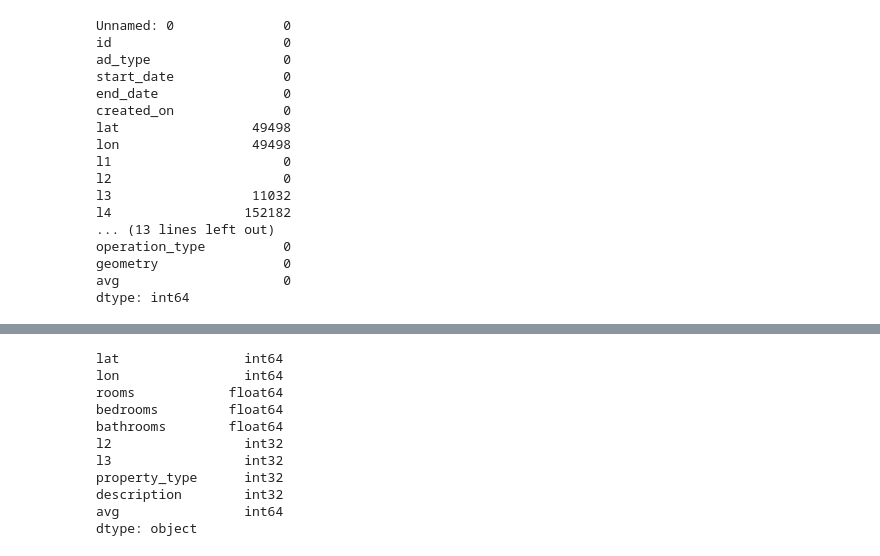
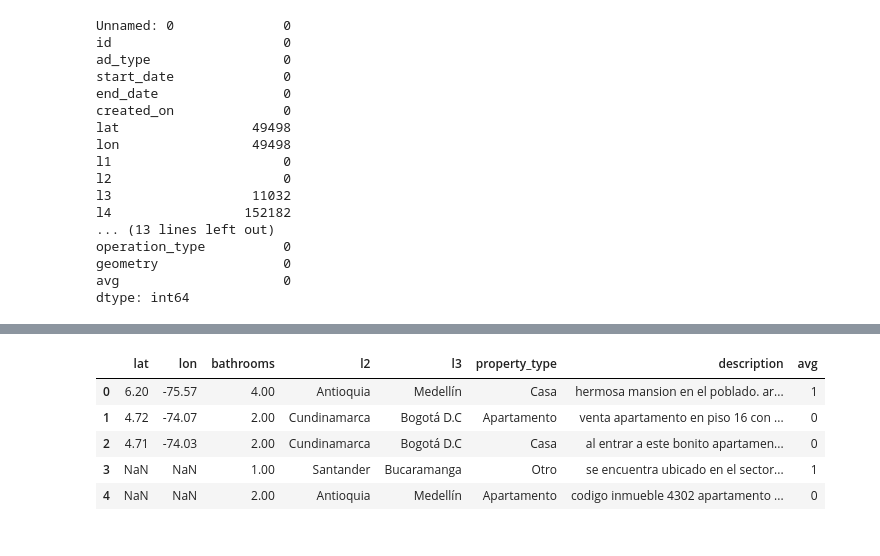
Before and after one commit to khorneflakes-dev/Henry-Datathon-Machine-Learning, a Jupyter notebook: app.ipynb, the cells around one changed output, grey strips where cells are left out. Cells and saved outputs as stored; diff of their text form; code cells hidden in the pictures.

```diff
--- a/app.ipynb
+++ b/app.ipynb
@@ -49,7 +52,7 @@ dtype: int64
 # %%
 from sklearn import preprocessing
 
-columns = ['lat','lon','rooms','bedrooms','bathrooms','l2','l3','property_type', 'description','avg']
+columns = ['lat','lon','bathrooms','l2','l3','property_type', 'description','avg']
 
 def main_normalize(df, columns):
 
@@ -83,46 +86,46 @@ def main_normalize(df, columns):
 
 
 
-    # rellenando valores nulos
-    df['rooms'].fillna(df['rooms'].mode()[0], inplace=True)
-    df['bedrooms'].fillna(df['bedrooms'].mode()[0], inplace=True)
-    df['bathrooms'].fillna(df['bathrooms'].mode()[0], inplace=True)
-    df['l3'].fillna(df['l3'].mode()[0], inplace=True)
-    df['lat'].fillna(df['lat'].mode()[0], inplace=True)
-    df['lon'].fillna(df['lon'].mode()[0], inplace=True)
-    df['description'].fillna(df['description'].mode()[0], inplace=True)
+    # # rellenando valores nulos
+    # df['rooms'].fillna(df['rooms'].mode()[0], inplace=True)
+    # df['bedrooms'].fillna(df['bedrooms'].mode()[0], inplace=True)
+    # df['bathrooms'].fillna(df['bathrooms'].mode()[0], inplace=True)
+    # df['l3'].fillna(df['l3'].mode()[0], inplace=True)
+    # df['lat'].fillna(df['lat'].mode()[0], inplace=True)
+    # df['lon'].fillna(df['lon'].mode()[0], inplace=True)
+    # df['description'].fillna(df['description'].mode()[0], inplace=True)
 
 
     # seleccionando las columnas que tienen valores adecuados
     df = df[columns]
 
 
-    # aplicando encoding a columnas categoricas
-    le1 = preprocessing.LabelEncoder()
-    le1.fit(df['l2'])
-    df['l2'] = le1.transform(df['l2'])
+    # # aplicando encoding a columnas categoricas
+    # le1 = preprocessing.LabelEncoder()
+    # le1.fit(df['l2'])
+    # df['l2'] = le1.transform(df['l2'])
 
-    le2 = preprocessing.LabelEncoder()
-    le2.fit(df['l3'])
-    df['l3'] = le2.transform(df['l3'])
+    # le2 = preprocessing.LabelEncoder()
+    # le2.fit(df['l3'])
+    # df['l3'] = le2.transform(df['l3'])
 
-    le3 = preprocessing.LabelEncoder()
-    le3.fit(df['property_type'])
-    df['property_type'] = le3.transform(df['property_type'])
+    # le3 = preprocessing.LabelEncoder()
+    # le3.fit(df['property_type'])
+    # df['property_type'] = le3.transform(df['property_type'])
 
-    le4 = preprocessing.LabelEncoder()
-    le4.fit(df['lat'])
-    df['lat'] = le4.transform(df['lat'])
+    # le4 = preprocessing.LabelEncoder()
+    # le4.fit(df['lat'])
+    # df['lat'] = le4.transform(df['lat'])
 
-    le5 = preprocessing.LabelEncoder()
-    le5.fit(df['lon'])
-    df['lon'] = le5.transform(df['lon'])
+    # le5 = preprocessing.LabelEncoder()
+    # le5.fit(df['lon'])
+    # df['lon'] = le5.transform(df['lon'])
 
-    le6 = preprocessing.LabelEncoder()
-    le6.fit(df['description'])
-    df['description'] = le6.transform(df['description'])
+    # le6 = preprocessing.LabelEncoder()
+    # le6.fit(df['description'])
+    # df['description'] = le6.transform(df['description'])
 
     return df
 new_train = main_normalize(df_train, columns)
-new_train.dtypes
+new_train.head(5)
 # %% [output]
@@ -146,11 +132,6 @@ See the caveats in the documentation: https://pandas.pydata.org/pandas-docs/stab
-lat                int64
-lon                int64
-rooms            float64
-bedrooms         float64
-bathrooms        float64
-l2                 int32
-l3                 int32
-property_type      int32
-description        int32
-avg                int64
-dtype: object
+|  | lat | lon | bathrooms | l2 | l3 | property_type | description | avg |
+| 0 | 6.20 | -75.57 | 4.00 | Antioquia | Medellín | Casa | hermosa mansion en el poblado. ar... | 1 |
+| 1 | 4.72 | -74.07 | 2.00 | Cundinamarca | Bogotá D.C | Apartamento | venta apartamento en piso 16 con ... | 0 |
+| 2 | 4.71 | -74.03 | 2.00 | Cundinamarca | Bogotá D.C | Casa | al entrar a este bonito apartamen... | 0 |
+| 3 | NaN | NaN | 1.00 | Santander | Bucaramanga | Otro | se encuentra ubicado en el sector... | 1 |
+| 4 | NaN | NaN | 2.00 | Antioquia | Medellín | Apartamento | codigo inmueble 4302 apartamento ... | 0 |
```
Also changed, not shown: parts of 18 cells of this notebook, 4 other files.
